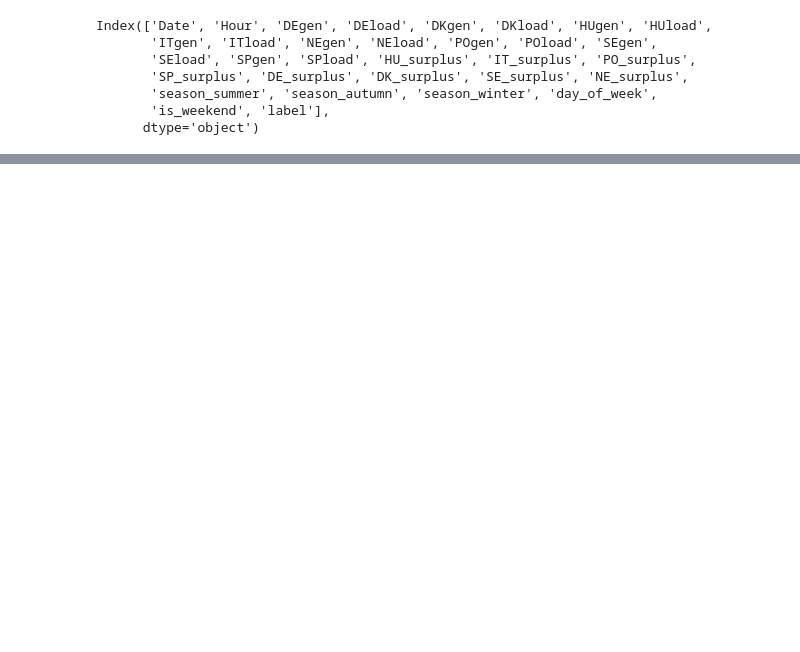
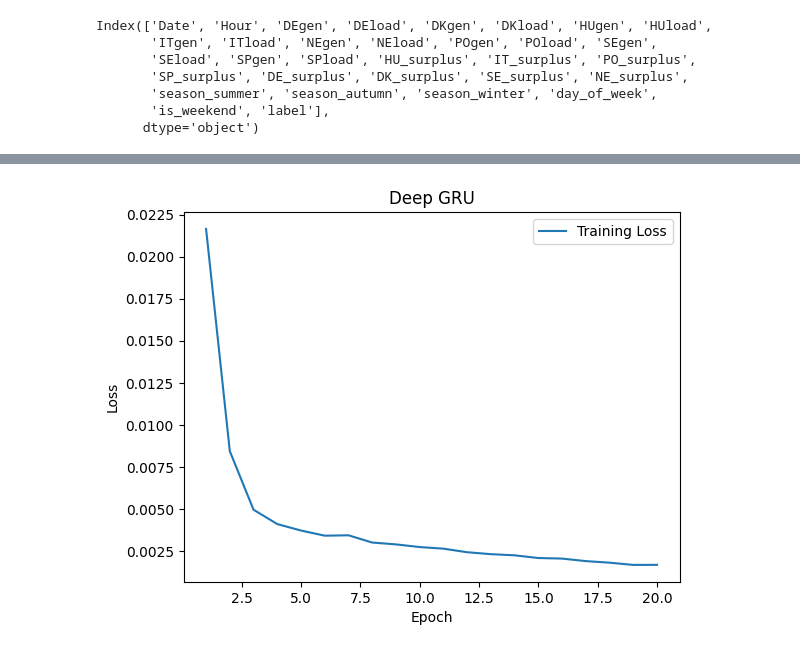
Before and after one commit to arturofredes/SchneiderHackathon_UBEcoFriends, a Jupyter notebook: src/split.ipynb, the cells around one changed output, grey strips where cells are left out. Cells and saved outputs as stored; diff of their text form; code cells hidden in the pictures; blank space fills up the shorter version.

```diff
--- a/src/split.ipynb
+++ b/src/split.ipynb
@@ -63,0 +179,17 @@ X[0,0:168,:].shape
+# %%
+train_loss = history.history['loss']
+epochs = range(1, len(train_loss) + 1)
+
+# Extract the validation loss values
+#val_loss = history.history['val_loss']
+
+# Plot the training loss and validation loss vs. epoch
+plt.plot(epochs, train_loss, label='Training Loss')
+#plt.plot(epochs, val_loss, label='Validation Loss')
+plt.xlabel('Epoch')
+plt.ylabel('Loss')
+plt.title('Deep GRU')
+plt.legend()
+plt.show()
+# %% [output]
+[figure, added]
```
Also changed, not shown: parts of 10 cells of this notebook.
